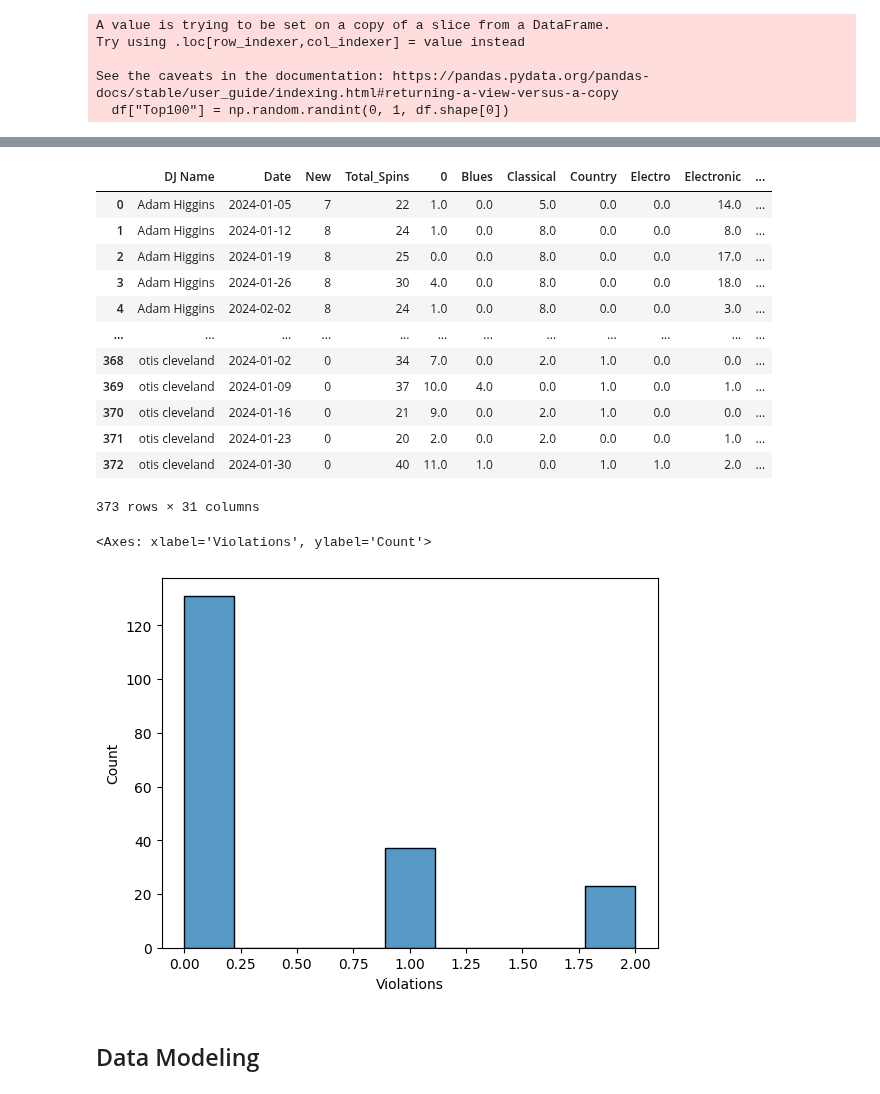
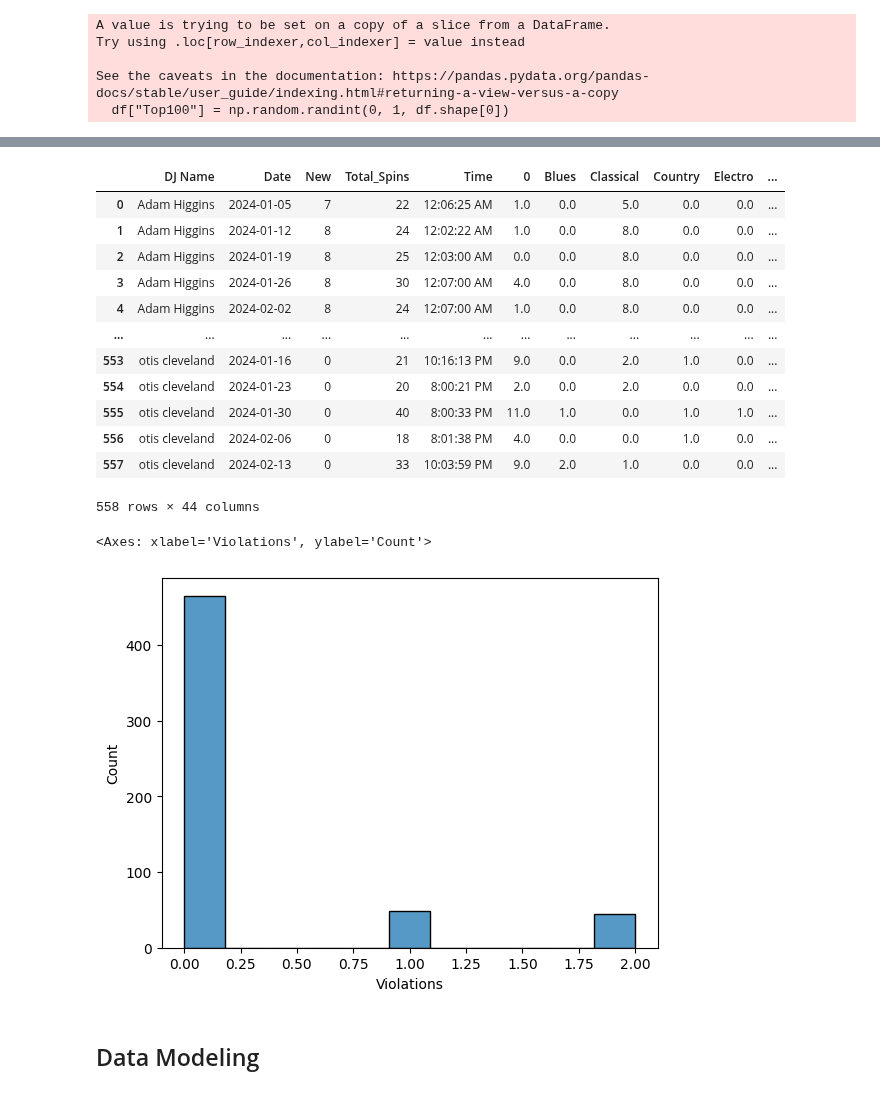
Before and after one commit to zhayes42/CS3870-WRUV, a Jupyter notebook: main.ipynb, the cells around one changed output, grey strips where cells are left out. Cells and saved outputs as stored; diff of their text form; code cells hidden in the pictures.

```diff
--- a/main.ipynb
+++ b/main.ipynb
@@ -83,11 +94,11 @@ dtype: int64
 # Define smaller data set for linear regression (for now)
 slices = []
 # slices are of size 100 due to Spotify constraints, currently 0 - 110 (ever growing)
-for i in range(110):
+for i in range(162):
     slices.append(pd.read_csv(f'slices/slice{i}.csv'))
 small = pd.concat(slices, axis=0)
-print(len(small))
 small["Date"] = pd.to_datetime(small["Date"])
+small["Day"] = pd.to_datetime(small["Date"]).dt.day_name()
 small.fillna(0, inplace = True)
 small
 # %% [output]
@@ -157,10 +167,6 @@ def get_genre_by_artist(artist_name):
                 return genre
     return 'NA'
 
-print(len(small))
-print(small["Genre"].isna().sum())
-
-small.loc[small["Genre"].isna(), "Genre"] = small.loc[small["Genre"].isna()].apply(get_genre_by_artist)
-
-print(small["Genre"].isna().sum())
+# to use: apply in sections of 100 from the original dataframe with
+# small.loc[small["Genre"].isna(), "Genre"] = small.loc[small["Genre"].isna()].apply(get_genre_by_artist)
 # %% [output]
@@ -322,54 +309,61 @@ def spins_to_shows(spin_df: pd.DataFrame):
     one_day_new_df = spin_df[["DJ Name", "Date", "New"]].groupby(["DJ Name", "Date"]).sum().reset_index()
     dj_df = pd.merge(one_day_new_df, dj_df, on=["DJ Name", "Date"], how='outer')
 
+    # time of day
+    dj_df["Time"] = spin_df[["Time", "DJ Name", "Date"]].groupby(["DJ Name", "Date"]).min().reset_index()["Time"]
+
     # Populate genre count features
     genre_df = spin_df.dropna(subset=["Genre"]) # Temporary, until genre is filled completely
     genre_df = genre_df.groupby(["DJ Name", "Date", "Genre"]).count().reset_index()
     genre_df = genre_df[["DJ Name", "Genre", "Playlist Title", "Date"]].rename(columns={"Playlist Title": "genre_count"})
     genre_df = genre_df.pivot(index=["DJ Name", "Date"], columns="Genre", values="genre_count").fillna(0).reset_index()
     genre_df = genre_df.rename_axis(None, axis=1)
     dj_df = pd.merge(dj_df, genre_df, on=["DJ Name", "Date"], how='outer')
+
+    # audio features
+    audio_df = spin_df[["DJ Name", "Date", "danceability", "energy", "key", "loudness", "mode", "speechiness", "acousticness", "instruemtnalness", "liveness", "valence", "tempo", "duration_ms"]].groupby(["DJ Name", "Date"]).mean()
+    dj_df = pd.merge(dj_df, audio_df, on=["DJ Name", "Date"], how='outer')
 
     dj_df["new_percent"] = dj_df["New"] / dj_df["Total_Spins"]
     dj_df["new_violations"] = (dj_df["new_percent"] < 0.25).astype(int)
 
     # Count popular artist policy violations
     dj_df["artist_bb"] = spin_df[["DJ Name", "artistBB"]].groupby(["DJ Name"]).sum().reset_index()["artistBB"]
     dj_df["artist_violations"] = dj_df["artist_bb"] / dj_df["Total_Spins"]
     dj_df["popular_violations"] = (dj_df["artist_violations"] > 0.2).astype(int)
 
 
     dj_df["song_violations"] = spin_df[["DJ Name", "songBB"]].groupby(["DJ Name"]).sum().reset_index()["songBB"]
 
     # Calculate policy violation feature
     dj_df["Violations"] = dj_df["new_violations"] + dj_df["popular_violations"] + dj_df["song_violations"]
 
 
     return dj_df
 
 
 small_djs = spins_to_shows(small)
 small_djs.fillna(0, inplace= True)
 small_djs
 # %% [output]
-|  | DJ Name | Date | New | Total_Spins | 0 | Blues | Classical | Country | Electro | Electronic | ... |
-| 0 | Adam Higgins | 2024-01-05 | 7 | 22 | 1.0 | 0.0 | 5.0 | 0.0 | 0.0 | 14.0 | ... |
-| 1 | Adam Higgins | 2024-01-12 | 8 | 24 | 1.0 | 0.0 | 8.0 | 0.0 | 0.0 | 8.0 | ... |
-| 2 | Adam Higgins | 2024-01-19 | 8 | 25 | 0.0 | 0.0 | 8.0 | 0.0 | 0.0 | 17.0 | ... |
-| 3 | Adam Higgins | 2024-01-26 | 8 | 30 | 4.0 | 0.0 | 8.0 | 0.0 | 0.0 | 18.0 | ... |
-| 4 | Adam Higgins | 2024-02-02 | 8 | 24 | 1.0 | 0.0 | 8.0 | 0.0 | 0.0 | 3.0 | ... |
+|  | DJ Name | Date | New | Total_Spins | Time | 0 | Blues | Classical | Country | Electro | ... |
+| 0 | Adam Higgins | 2024-01-05 | 7 | 22 | 12:06:25 AM | 1.0 | 0.0 | 5.0 | 0.0 | 0.0 | ... |
+| 1 | Adam Higgins | 2024-01-12 | 8 | 24 | 12:02:22 AM | 1.0 | 0.0 | 8.0 | 0.0 | 0.0 | ... |
+| 2 | Adam Higgins | 2024-01-19 | 8 | 25 | 12:03:00 AM | 0.0 | 0.0 | 8.0 | 0.0 | 0.0 | ... |
+| 3 | Adam Higgins | 2024-01-26 | 8 | 30 | 12:07:00 AM | 4.0 | 0.0 | 8.0 | 0.0 | 0.0 | ... |
+| 4 | Adam Higgins | 2024-02-02 | 8 | 24 | 12:07:00 AM | 1.0 | 0.0 | 8.0 | 0.0 | 0.0 | ... |
 | ... | ... | ... | ... | ... | ... | ... | ... | ... | ... | ... | ... |
-| 368 | otis cleveland | 2024-01-02 | 0 | 34 | 7.0 | 0.0 | 2.0 | 1.0 | 0.0 | 0.0 | ... |
-| 369 | otis cleveland | 2024-01-09 | 0 | 37 | 10.0 | 4.0 | 0.0 | 1.0 | 0.0 | 1.0 | ... |
-| 370 | otis cleveland | 2024-01-16 | 0 | 21 | 9.0 | 0.0 | 2.0 | 1.0 | 0.0 | 0.0 | ... |
-| 371 | otis cleveland | 2024-01-23 | 0 | 20 | 2.0 | 0.0 | 2.0 | 0.0 | 0.0 | 1.0 | ... |
-| 372 | otis cleveland | 2024-01-30 | 0 | 40 | 11.0 | 1.0 | 0.0 | 1.0 | 1.0 | 2.0 | ... |
+| 553 | otis cleveland | 2024-01-16 | 0 | 21 | 10:16:13 PM | 9.0 | 0.0 | 2.0 | 1.0 | 0.0 | ... |
+| 554 | otis cleveland | 2024-01-23 | 0 | 20 | 8:00:21 PM | 2.0 | 0.0 | 2.0 | 0.0 | 0.0 | ... |
+| 555 | otis cleveland | 2024-01-30 | 0 | 40 | 8:00:33 PM | 11.0 | 1.0 | 0.0 | 1.0 | 1.0 | ... |
+| 556 | otis cleveland | 2024-02-06 | 0 | 18 | 8:01:38 PM | 4.0 | 0.0 | 0.0 | 1.0 | 0.0 | ... |
+| 557 | otis cleveland | 2024-02-13 | 0 | 33 | 10:03:59 PM | 9.0 | 2.0 | 1.0 | 0.0 | 0.0 | ... |
-373 rows × 31 columns
+558 rows × 44 columns
 # %%
 sns.histplot(small_djs["Violations"])
 # %% [output]
 <Axes: xlabel='Violations', ylabel='Count'>
-[figure, old version]
+[figure, new version]
 # %% [markdown]
 ## Data Modeling
 # %% [markdown]
```
Also changed, not shown: parts of 15 cells of this notebook, 1 other file.
